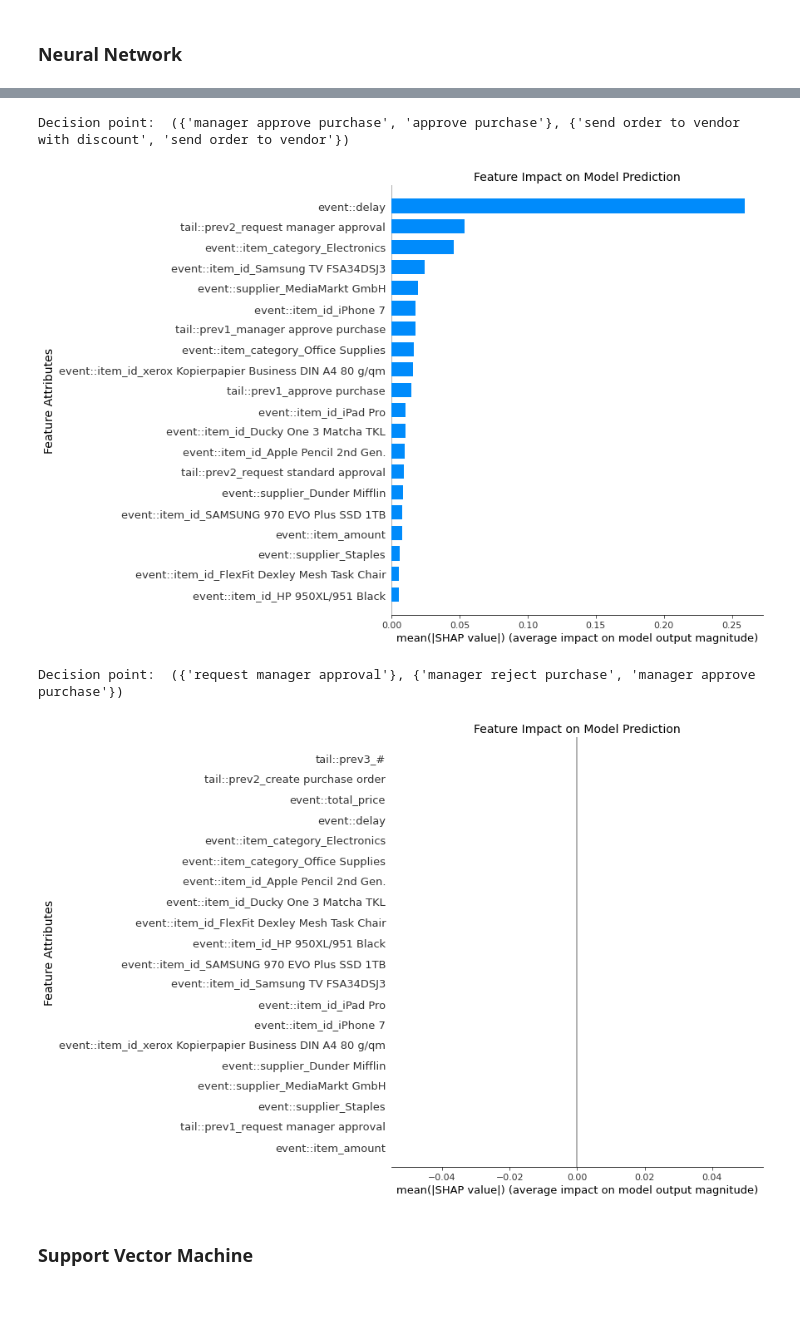
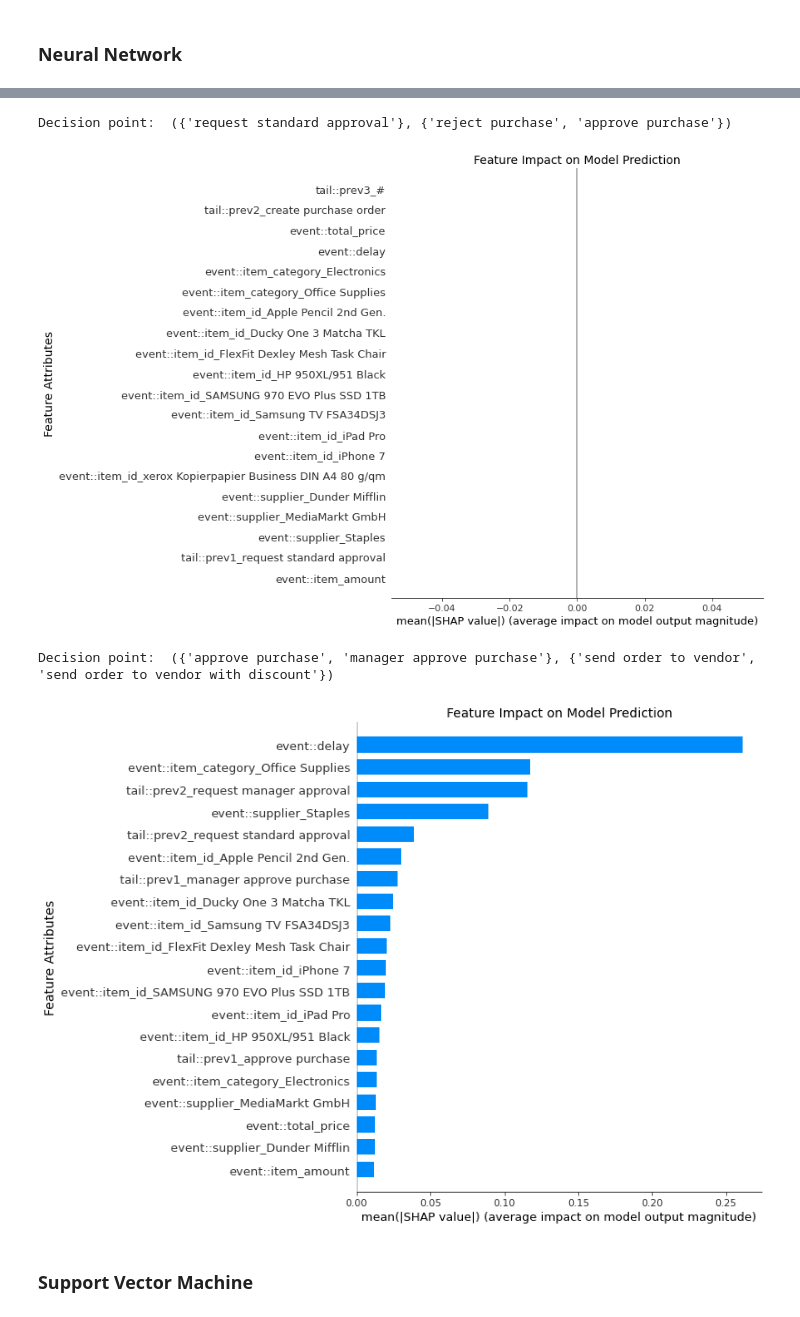
Before and after one commit to aarkue/eXdpn, a Jupyter notebook: qualitative_analysis/qualitative_analysis_timebaseddiscount.ipynb, the cells around one changed output, grey strips where cells are left out. Saved outputs shown, nothing was run; the diff lists cells and outputs as text; code cells hidden in the pictures.

```diff
--- a/qualitative_analysis/qualitative_analysis_timebaseddiscount.ipynb
+++ b/qualitative_analysis/qualitative_analysis_timebaseddiscount.ipynb
@@ -77,15 +78,4 @@ Best guard: <exdpn.guards.svm_guard.SVM_Guard object at 0x...>
 # %% [markdown]
 ### Decision Tree
-# %%
-# import event log and create data petri net
-event_log_time_based_discount = import_log(os.path.join(os.getcwd(), '..', 'datasets', 'p2p_with_time_based_discount.xes'))
-extend_event_log_with_preceding_event_delay(event_log_time_based_discount, 'delay')
-dpn_time_based_discount = data_petri_net.Data_Petri_Net(event_log = event_log_time_based_discount,
-                                                  event_level_attributes = ['item_category','item_id','item_amount','supplier','total_price','delay'],
-                                                  ml_list = [ML_Technique.DT],
-                                                  verbose = False)
-
-
-decision_points = list(dpn_time_based_discount.decision_points)
 # %%
 print("Decision point: ", decision_points[0])
@@ -122,13 +112,2 @@ Decision point:  ({'manager approve purchase', 'approve purchase'}, {'send order
 # %% [markdown]
 ### Neural Network
-# %%
-# import event log and create data petri net
-event_log_time_based_discount = import_log(os.path.join(os.getcwd(), '..', 'datasets', 'p2p_with_time_based_discount.xes'))
-extend_event_log_with_preceding_event_delay(event_log_time_based_discount, 'delay')
-dpn_time_based_discount = data_petri_net.Data_Petri_Net(event_log = event_log_time_based_discount,
-                                                  event_level_attributes = ['item_category','item_id','item_amount','supplier','total_price','delay'],
-                                                  ml_list = [ML_Technique.NN],
-                                                  verbose = False)
-
-
-decision_points = list(dpn_time_based_discount.decision_points)
@@ -155,18 +130,18 @@ Decision point:  ({'request standard approval'}, {'approve purchase', 'reject pu
 # %%
 print("Decision point: ", decision_points[2])
-nn_guard = dpn_time_based_discount.get_guard_at_place(decision_points[2])
+nn_guard = dpn_time_based_discount.guard_manager_per_place[decision_points[2]].guards_list[ML_Technique.NN]
 if nn_guard.is_explainable():
     nn_guard.get_explainable_representation()
 # %% [output]
-Decision point:  ({'manager approve purchase', 'approve purchase'}, {'send order to vendor with discount', 'send order to vendor'})
+Decision point:  ({'request standard approval'}, {'reject purchase', 'approve purchase'})
-[figure, old version]
+[figure, new version]
 # %%
 print("Decision point: ", decision_points[3])
-nn_guard = dpn_time_based_discount.get_guard_at_place(decision_points[3])
+nn_guard = dpn_time_based_discount.guard_manager_per_place[decision_points[3]].guards_list[ML_Technique.NN]
 if nn_guard.is_explainable():
     nn_guard.get_explainable_representation()
 # %% [output]
-Decision point:  ({'request manager approval'}, {'manager reject purchase', 'manager approve purchase'})
+Decision point:  ({'approve purchase', 'manager approve purchase'}, {'send order to vendor', 'send order to vendor with discount'})
-[figure, old version]
+[figure, new version]
 # %% [markdown]
 ### Support Vector Machine
```
Also changed, not shown: parts of 23 cells of this notebook, 3 other files.
